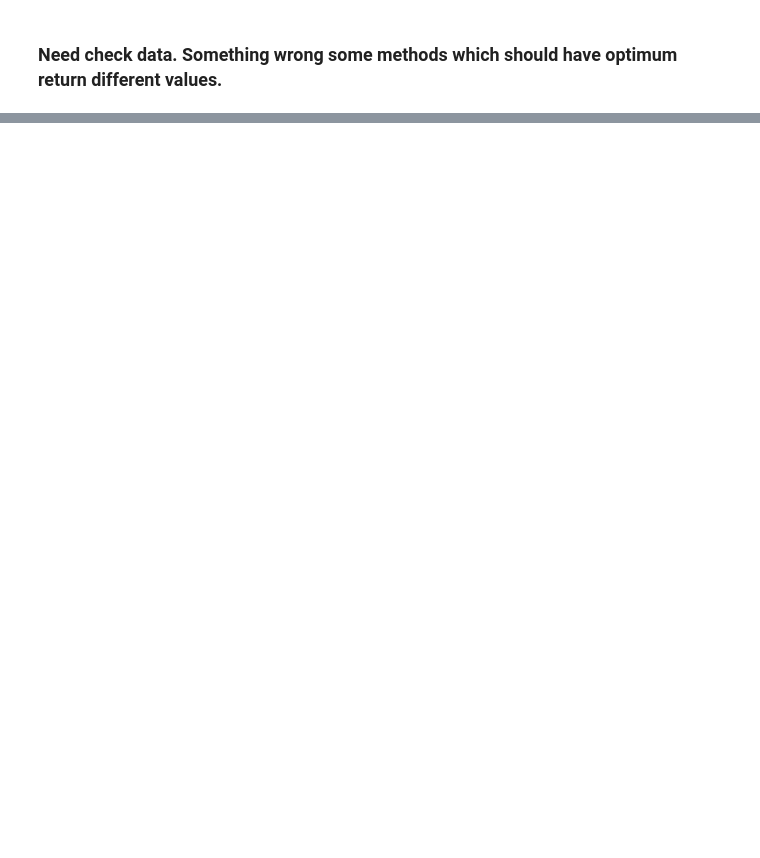
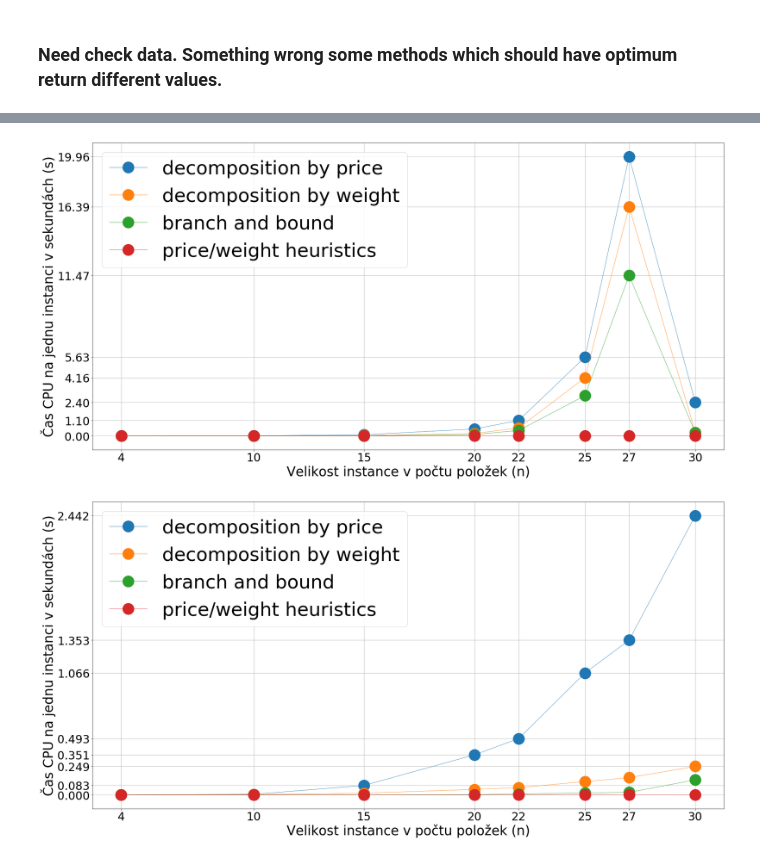
Before and after one commit to martilad/MI-PAA2018, a Jupyter notebook: task2/graphMake.ipynb, the cells around one changed output, grey strips where cells are left out. Saved outputs shown, nothing was run; the diff lists cells and outputs as text; code cells hidden in the pictures; blank space fills up the shorter version.

```diff
--- a/task2/graphMake.ipynb
+++ b/task2/graphMake.ipynb
@@ -55,0 +80,14 @@ def do_plot(sizeX, sizeY, index, data, xLabel, yLabel, file, yTicks = 30, dataDi
+# %%
+do_plot(30, 15, timeMean.index, timeMean[['tDC', 'tDW', 'tBB', 'tH']],
+        "Velikost instance v počtu položek (n)",
+        "Čas CPU na jednu instanci v sekundách (s)",
+        ['decomposition by price', 'decomposition by weight', 'branch and bound', 'price/weight heuristics'],
+        "tDavg.pdf", 30, 1000)
+do_plot(30, 15, timeMean.index, timeMedian[['tDC', 'tDW', 'tBB', 'tH']],
+        "Velikost instance v počtu položek (n)",
+        "Čas CPU na jednu instanci v sekundách (s)",
+        ['decomposition by price', 'decomposition by weight', 'branch and bound', 'price/weight heuristics'],
+        "tD50.pdf", 30, 1000)
+# %% [output]
+[figure, added]
+[figure, added]
```
Also changed, not shown: parts of 11 cells of this notebook.
